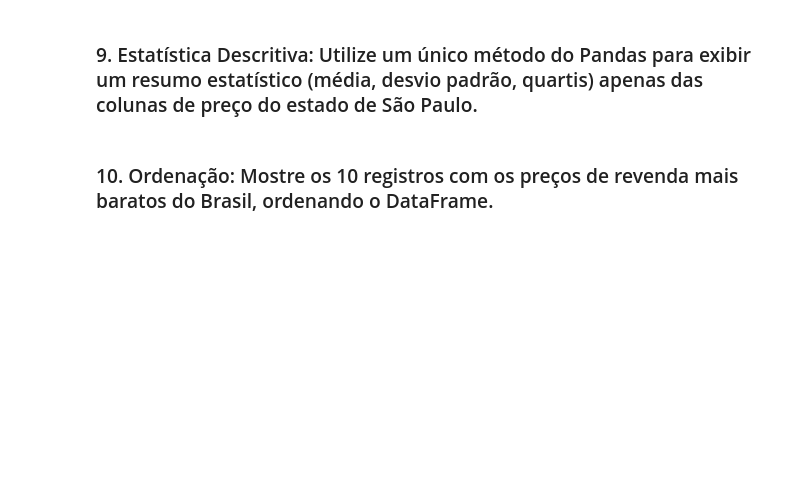
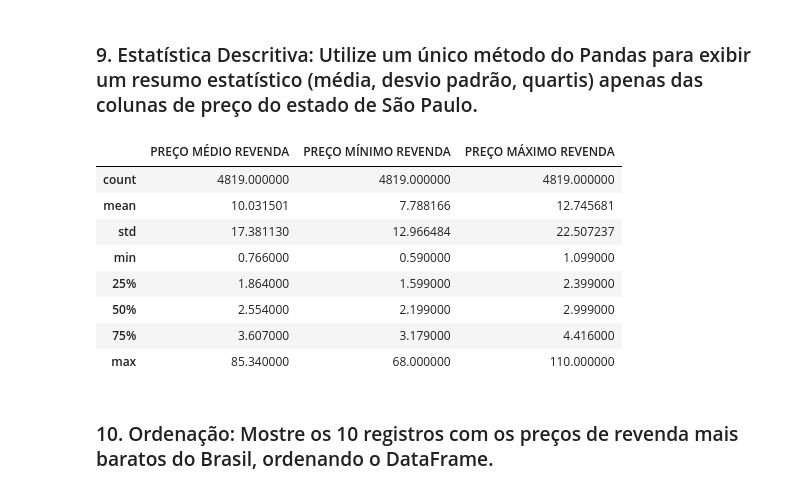
Before and after one commit to eumarianamota/data-science-studies, a Jupyter notebook: modulo-6/ex-01/exercises-3.ipynb, the cells around one changed output. Drawn from its saved outputs; the diff is of its cells as text; code cells hidden in the pictures; blank space fills up the shorter version.

```diff
--- a/modulo-6/ex-01/exercises-3.ipynb
+++ b/modulo-6/ex-01/exercises-3.ipynb
@@ -100,2 +116,4 @@ Name: count, dtype: int64
 # %% [markdown]
 ### 8. Cálculo de Margem: Crie uma coluna chamada "DIFERENÇA_PREÇO" que seja a subtração entre o "PREÇO MÁXIMO REVENDA" e o "PREÇO MÍNIMO REVENDA".
+# %%
+df["DIFERENÇA PREÇO"] = df["PREÇO MÁXIMO REVENDA"] - df["PREÇO MÍNIMO REVENDA"]
@@ -102,4 +129,16 @@ Name: count, dtype: int64
 # %% [markdown]
 ### 9. Estatística Descritiva: Utilize um único método do Pandas para exibir um resumo estatístico (média, desvio padrão, quartis) apenas das colunas de preço do estado de São Paulo.
+# %%
+df[df["ESTADO"] == "SAO PAULO"][["PREÇO MÉDIO REVENDA", "PREÇO MÍNIMO REVENDA", "PREÇO MÁXIMO REVENDA"]].describe()
+# %% [output]
+|  | PREÇO MÉDIO REVENDA | PREÇO MÍNIMO REVENDA | PREÇO MÁXIMO REVENDA |
+| count | 4819.000000 | 4819.000000 | 4819.000000 |
+| mean | 10.031501 | 7.788166 | 12.745681 |
+| std | 17.381130 | 12.966484 | 22.507237 |
+| min | 0.766000 | 0.590000 | 1.099000 |
+| 25% | 1.864000 | 1.599000 | 2.399000 |
+| 50% | 2.554000 | 2.199000 | 2.999000 |
+| 75% | 3.607000 | 3.179000 | 4.416000 |
+| max | 85.340000 | 68.000000 | 110.000000 |
 # %% [markdown]
 ### 10. Ordenação: Mostre os 10 registros com os preços de revenda mais baratos do Brasil, ordenando o DataFrame.
```
Also changed, not shown: parts of 3 cells of this notebook, 1 other file.
